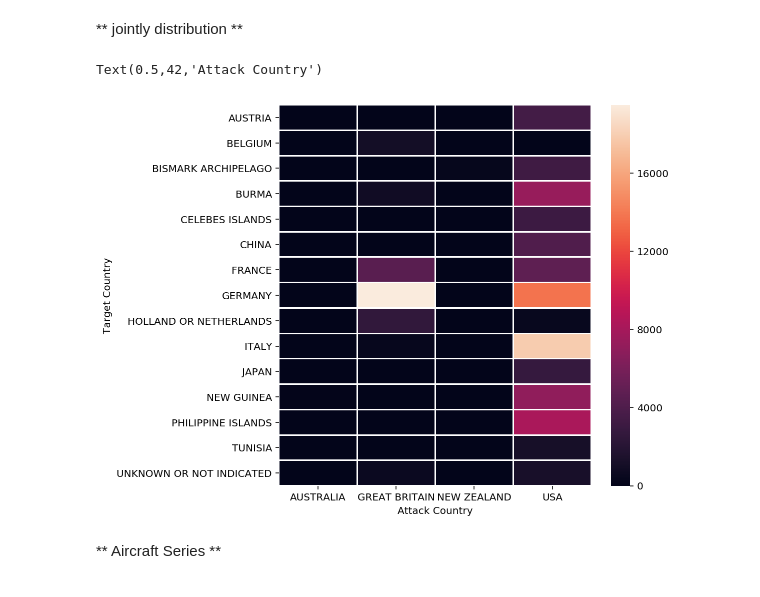
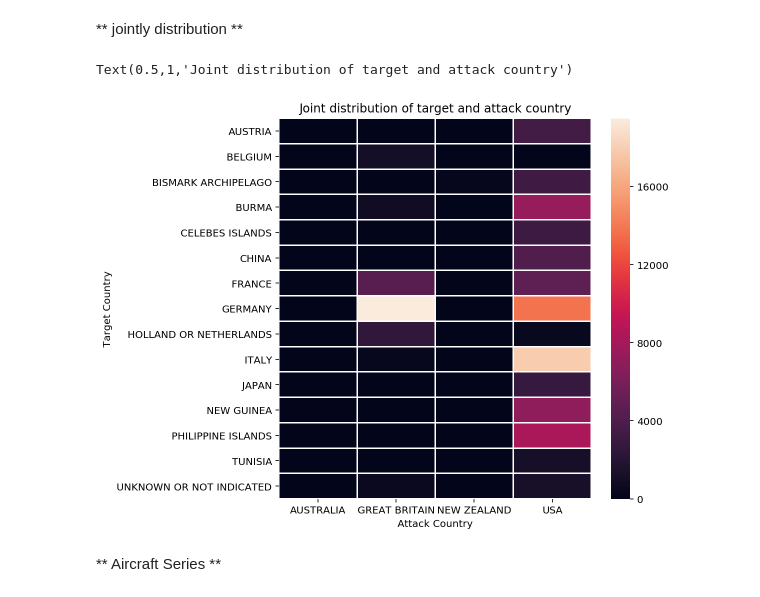
Before and after one commit to YiQ-Zhao/DataViz-Project, a Jupyter notebook: static graph.ipynb, the cells around one changed output. Drawn from its saved outputs; the diff is of its cells as text; code cells hidden in the pictures.

```diff
--- a/static graph.ipynb
+++ b/static graph.ipynb
@@ -32,11 +32,12 @@ aerial_top_tar = aerial[aerial['Target Country'].isin(top_target)]
 # %%
 plt.figure(figsize=(7,7))
 ax = sns.heatmap(pd.crosstab(aerial_top_tar['Target Country'], aerial_top_tar.Country),
                  lw=1)
 ax.set_xlabel('Attack Country')
+ax.set_title('Joint distribution of target and attack country')
 # %% [output]
-Text(0.5,42,'Attack Country')
+Text(0.5,1,'Joint distribution of target and attack country')
-[figure, old version]
+[figure, new version]
 # %% [markdown]
 ** Aircraft Series **
 # %%
```
Also changed, not shown: parts of 12 cells of this notebook, 4 other files.
